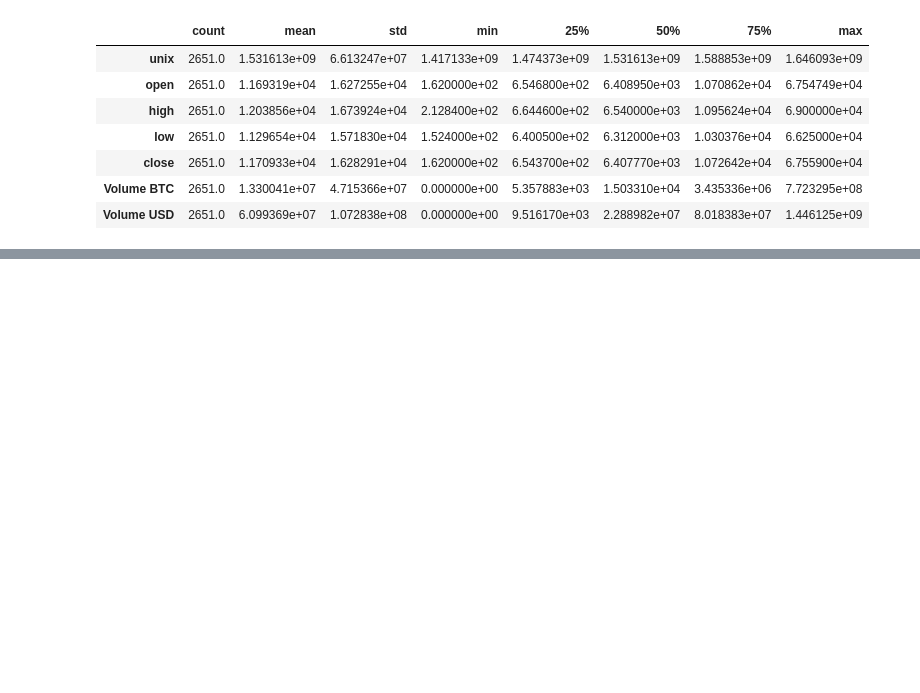
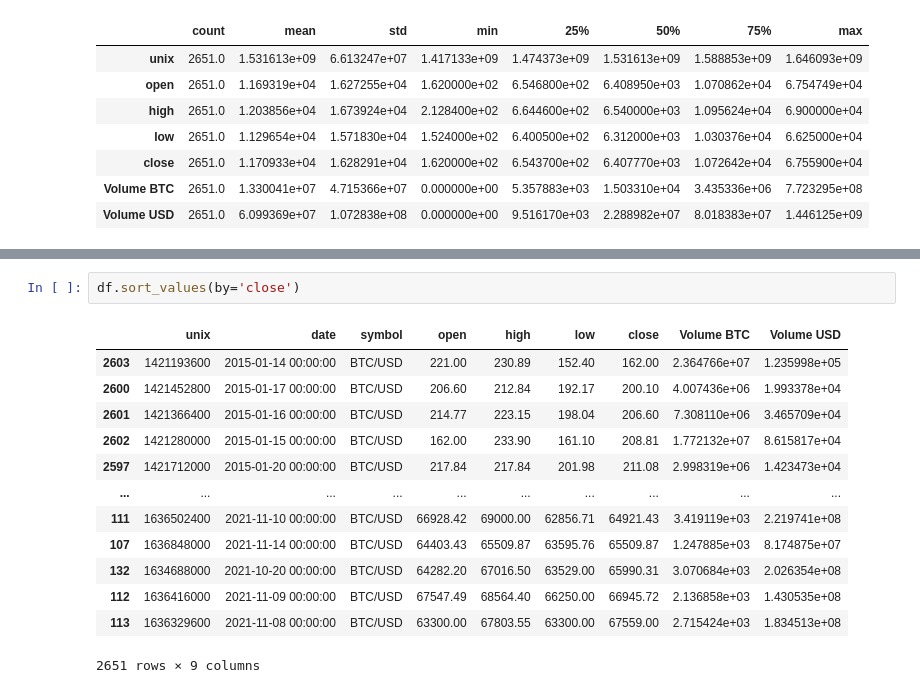
Before and after one commit to Raul-Gonzalez-M/TFG, a Jupyter notebook: codigo/Código.ipynb, the cells around one changed output, grey strips where cells are left out. Drawn from its saved outputs; the diff is of its cells as text; blank space fills up the shorter version.

```diff
--- a/codigo/Código.ipynb
+++ b/codigo/Código.ipynb
@@ -61,0 +67,16 @@ df.describe().transpose()
+# %%
+df.sort_values(by='close')
+# %% [output]
+|  | unix | date | symbol | open | high | low | close | Volume BTC | Volume USD |
+| 2603 | 1421193600 | 2015-01-14 00:00:00 | BTC/USD | 221.00 | 230.89 | 152.40 | 162.00 | 2.364766e+07 | 1.235998e+05 |
+| 2600 | 1421452800 | 2015-01-17 00:00:00 | BTC/USD | 206.60 | 212.84 | 192.17 | 200.10 | 4.007436e+06 | 1.993378e+04 |
+| 2601 | 1421366400 | 2015-01-16 00:00:00 | BTC/USD | 214.77 | 223.15 | 198.04 | 206.60 | 7.308110e+06 | 3.465709e+04 |
+| 2602 | 1421280000 | 2015-01-15 00:00:00 | BTC/USD | 162.00 | 233.90 | 161.10 | 208.81 | 1.772132e+07 | 8.615817e+04 |
+| 2597 | 1421712000 | 2015-01-20 00:00:00 | BTC/USD | 217.84 | 217.84 | 201.98 | 211.08 | 2.998319e+06 | 1.423473e+04 |
+| ... | ... | ... | ... | ... | ... | ... | ... | ... | ... |
+| 111 | 1636502400 | 2021-11-10 00:00:00 | BTC/USD | 66928.42 | 69000.00 | 62856.71 | 64921.43 | 3.419119e+03 | 2.219741e+08 |
+| 107 | 1636848000 | 2021-11-14 00:00:00 | BTC/USD | 64403.43 | 65509.87 | 63595.76 | 65509.87 | 1.247885e+03 | 8.174875e+07 |
+| 132 | 1634688000 | 2021-10-20 00:00:00 | BTC/USD | 64282.20 | 67016.50 | 63529.00 | 65990.31 | 3.070684e+03 | 2.026354e+08 |
+| 112 | 1636416000 | 2021-11-09 00:00:00 | BTC/USD | 67547.49 | 68564.40 | 66250.00 | 66945.72 | 2.136858e+03 | 1.430535e+08 |
+| 113 | 1636329600 | 2021-11-08 00:00:00 | BTC/USD | 63300.00 | 67803.55 | 63300.00 | 67559.00 | 2.715424e+03 | 1.834513e+08 |
+2651 rows × 9 columns
```
Also changed, not shown: parts of 4 cells of this notebook.
